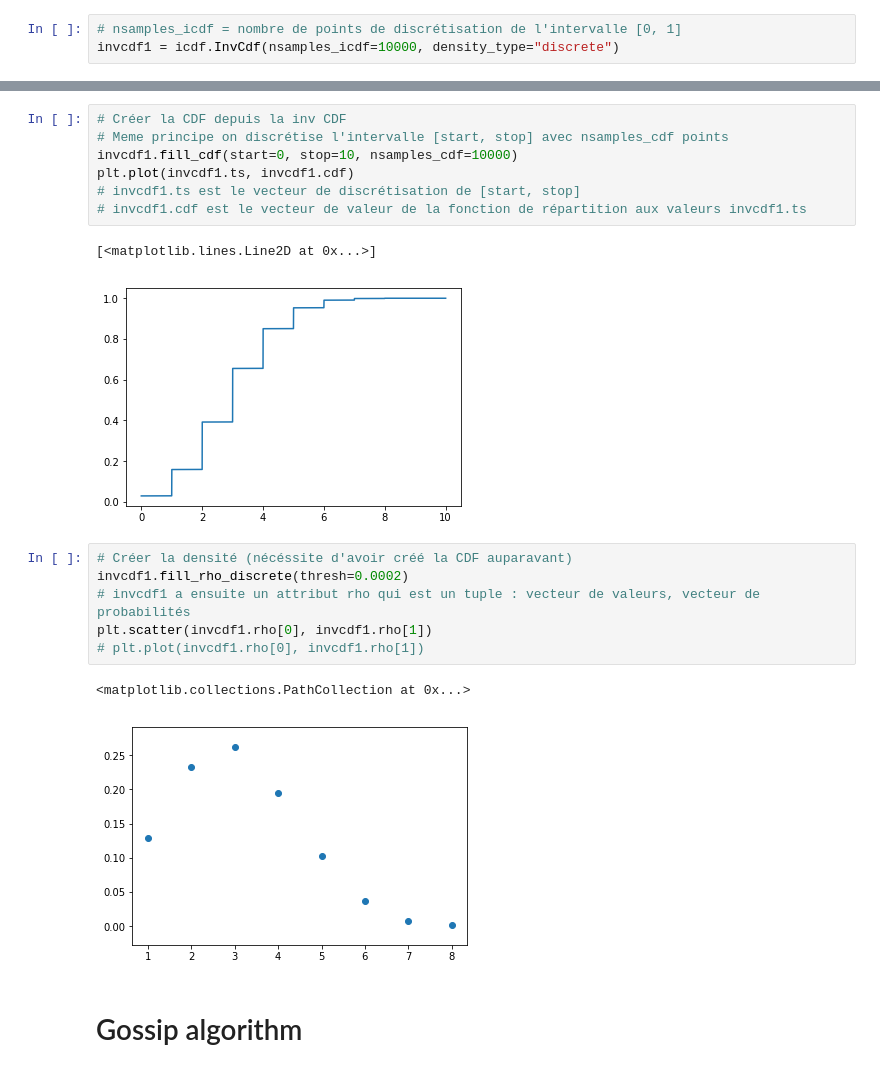
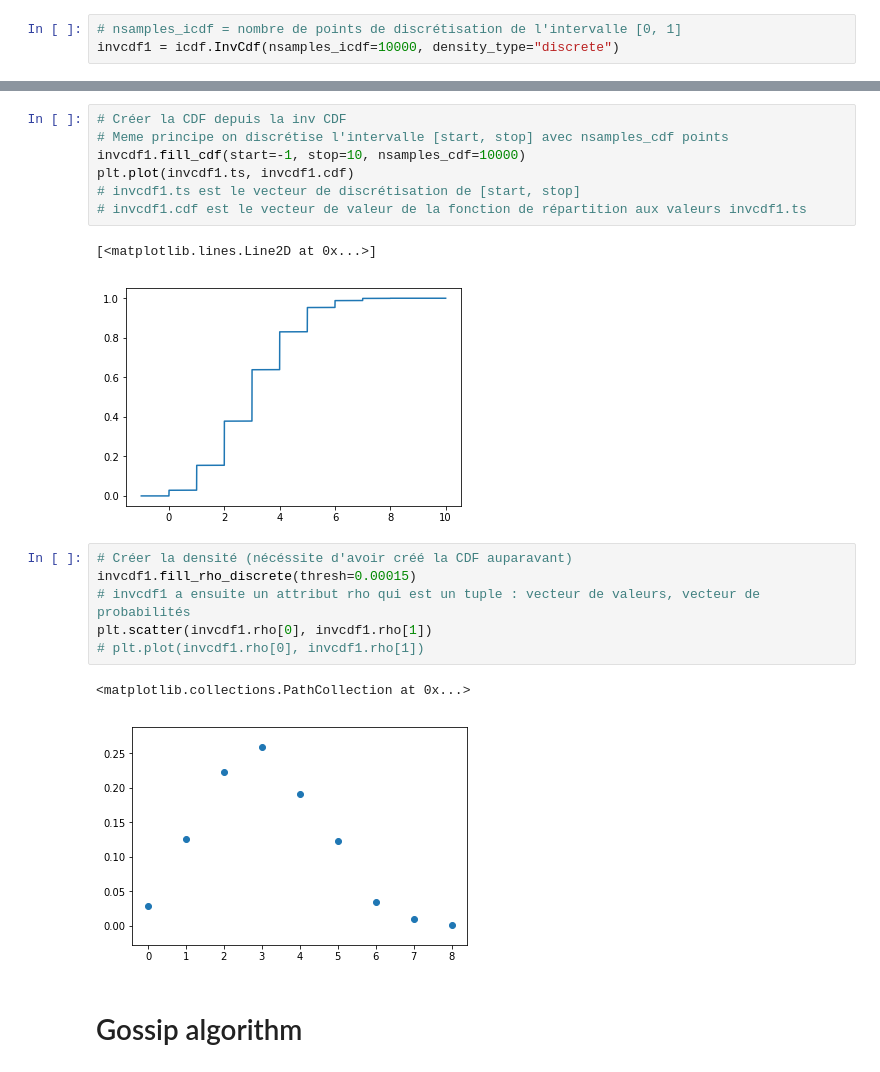
Before and after one commit to BoucheDimitri/WasserteinProp, a Jupyter notebook: Tuto.ipynb, the cells around one changed output, grey strips where cells are left out. Drawn from its saved outputs; the diff is of its cells as text.

Commit message:
Fixed bug in discrete pdf inference

```diff
--- a/Tuto.ipynb
+++ b/Tuto.ipynb
@@ -72,22 +72,22 @@ plt.plot(invcdf1.qs, invcdf1.invcdf)
 # %%
 # Créer la CDF depuis la inv CDF
 # Meme principe on discrétise l'intervalle [start, stop] avec nsamples_cdf points
-invcdf1.fill_cdf(start=0, stop=10, nsamples_cdf=10000)
+invcdf1.fill_cdf(start=-1, stop=10, nsamples_cdf=10000)
 plt.plot(invcdf1.ts, invcdf1.cdf)
 # invcdf1.ts est le vecteur de discrétisation de [start, stop]
 # invcdf1.cdf est le vecteur de valeur de la fonction de répartition aux valeurs invcdf1.ts
 # %% [output]
 [<matplotlib.lines.Line2D at 0x...>]
-[figure, old version]
+[figure, new version]
 # %%
 # Créer la densité (nécéssite d'avoir créé la CDF auparavant)
-invcdf1.fill_rho_discrete(thresh=0.0002)
+invcdf1.fill_rho_discrete(thresh=0.00015)
 # invcdf1 a ensuite un attribut rho qui est un tuple : vecteur de valeurs, vecteur de probabilités
 plt.scatter(invcdf1.rho[0], invcdf1.rho[1])
 # plt.plot(invcdf1.rho[0], invcdf1.rho[1])
 # %% [output]
 <matplotlib.collections.PathCollection at 0x...>
-[figure, old version]
+[figure, new version]
 # %% [markdown]
 # Gossip algorithm
 # %%
```
Also changed, not shown: parts of 3 cells of this notebook, 1 other file.
